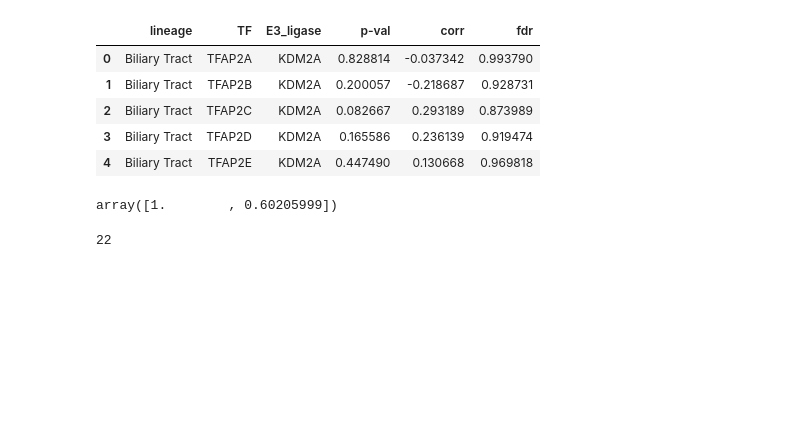
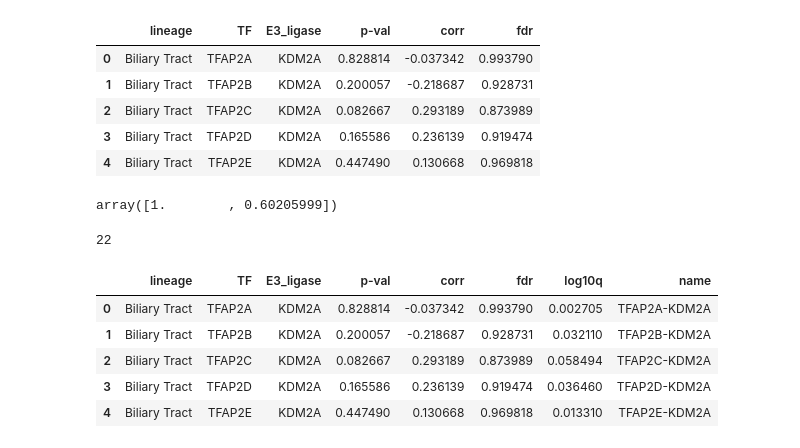
Before and after one commit to ddiannae/cancer_bootcamp25, a Jupyter notebook: TFdependency_bylineage_volcano.ipynb, the cells around one changed output. Cells and saved outputs as stored; diff of their text form; code cells hidden in the pictures; blank space fills up the shorter version.

```diff
--- a/TFdependency_bylineage_volcano.ipynb
+++ b/TFdependency_bylineage_volcano.ipynb
@@ -70,0 +71,9 @@ len(lineages)
+# %%
+tf_e3_corrs_fdrs.head()
+# %% [output]
+|  | lineage | TF | E3_ligase | p-val | corr | fdr | log10q | name |
+| 0 | Biliary Tract | TFAP2A | KDM2A | 0.828814 | -0.037342 | 0.993790 | 0.002705 | TFAP2A-KDM2A |
+| 1 | Biliary Tract | TFAP2B | KDM2A | 0.200057 | -0.218687 | 0.928731 | 0.032110 | TFAP2B-KDM2A |
+| 2 | Biliary Tract | TFAP2C | KDM2A | 0.082667 | 0.293189 | 0.873989 | 0.058494 | TFAP2C-KDM2A |
+| 3 | Biliary Tract | TFAP2D | KDM2A | 0.165586 | 0.236139 | 0.919474 | 0.036460 | TFAP2D-KDM2A |
+| 4 | Biliary Tract | TFAP2E | KDM2A | 0.447490 | 0.130668 | 0.969818 | 0.013310 | TFAP2E-KDM2A |
```
Also changed, not shown: parts of 6 cells of this notebook.
